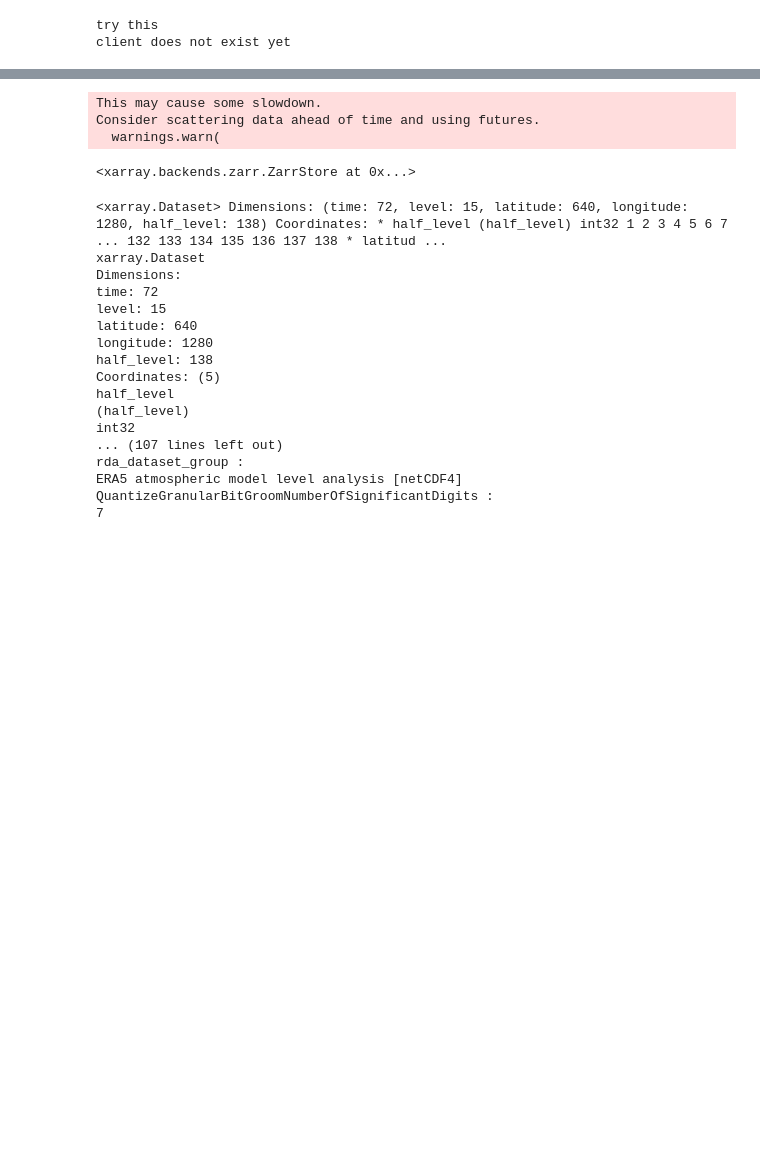
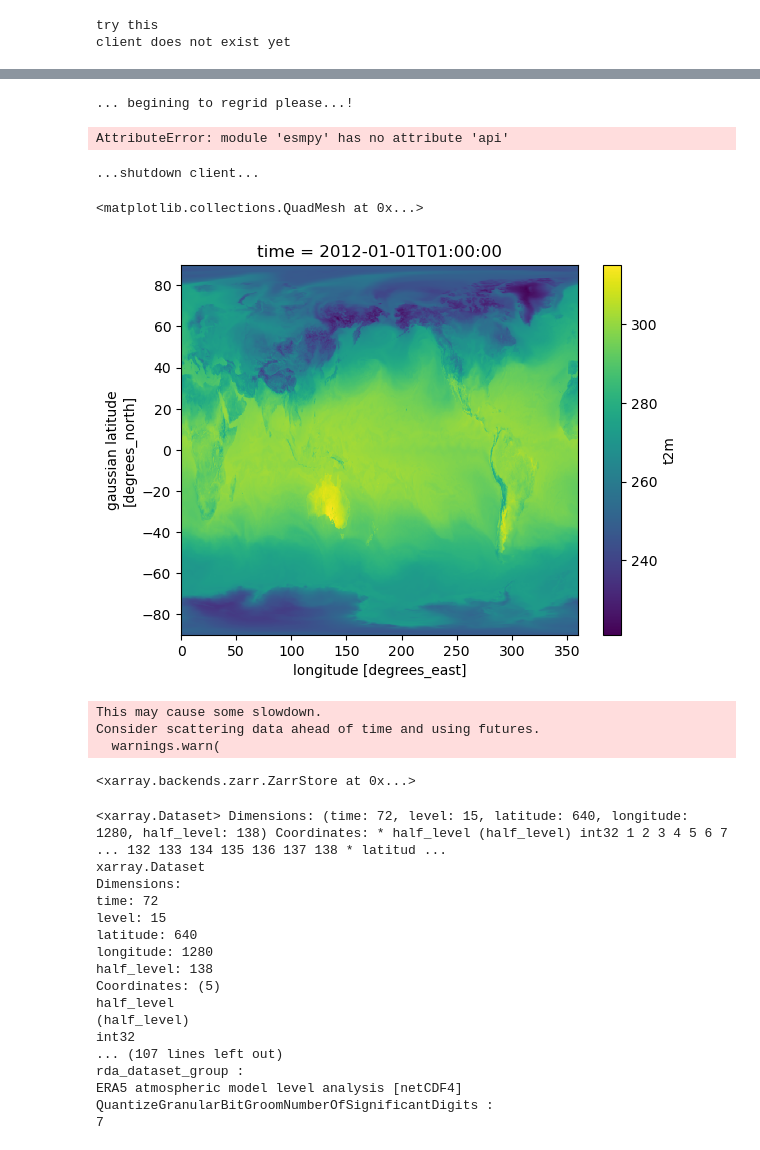
Before and after one commit to WillyChap/MLWPS, a Jupyter notebook: Stage_Data/Development.ipynb, the cells around one changed output, grey strips where cells are left out. Saved outputs shown, nothing was run; the diff lists cells and outputs as text; code cells hidden in the pictures; blank space fills up the shorter version.

```diff
--- a/Stage_Data/Development.ipynb
+++ b/Stage_Data/Development.ipynb
@@ -44,0 +475,23 @@ client does not exist yet
+# %%
+NU_ds = xr.open_mfdataset(arrie,parallel=True)
+DSe = xr.open_dataset('/glade/derecho/scratch/wchapman/STAGING/ERA5_e5.oper.ml.v3.uvtq.20120103.nc')
+newlat = DSe['latitude']
+newlon = DSe['longitude']
+ds_out = xr.Dataset({'latitude': newlat, 'longitude': newlon})
+print('... begining to regrid please...!')
+#fn = '/glade/work/wchapman/DA_ML/data_handling/bilinear_192x288_191x288.nc'
+# regridder = xe.Regridder(NU_ds, ds_out, 'bilinear',weights=fn)
+regridder = xe.Regridder(NU_ds, ds_out, 'bilinear')
+# %% [output]
+... begining to regrid please...!
+AttributeError: module 'esmpy' has no attribute 'api'
+# %%
+if 'client' in locals():
+    client.shutdown()
+    print('...shutdown client...')
+else:
+    print('client does not exist yet')
+# %% [output]
+...shutdown client...
+# %%
+DSopen= xr.open_dataset('/glade/work/wchapman/regrid_this_bad_boyv2.nc')
@@ -44,0 +504,5 @@ client does not exist yet
+# %%
+DSopen['t2m'].isel(time=0).plot()
+# %% [output]
+<matplotlib.collections.QuadMesh at 0x...>
+[figure, added]
```
Also changed, not shown: parts of 7 cells of this notebook, 11 other files.
